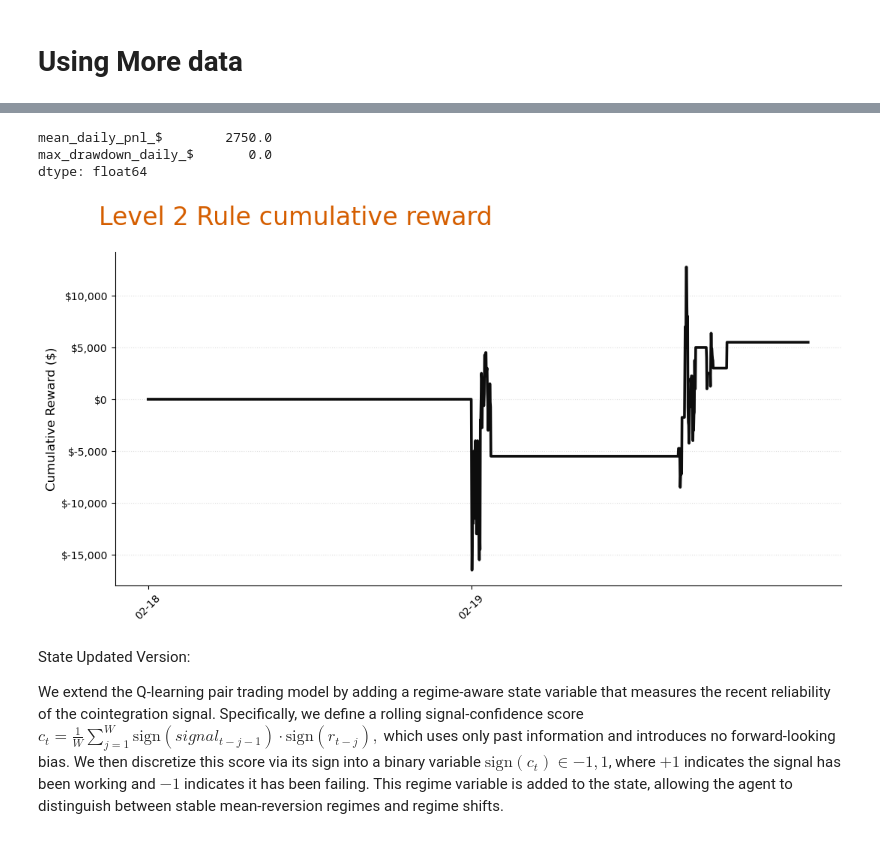
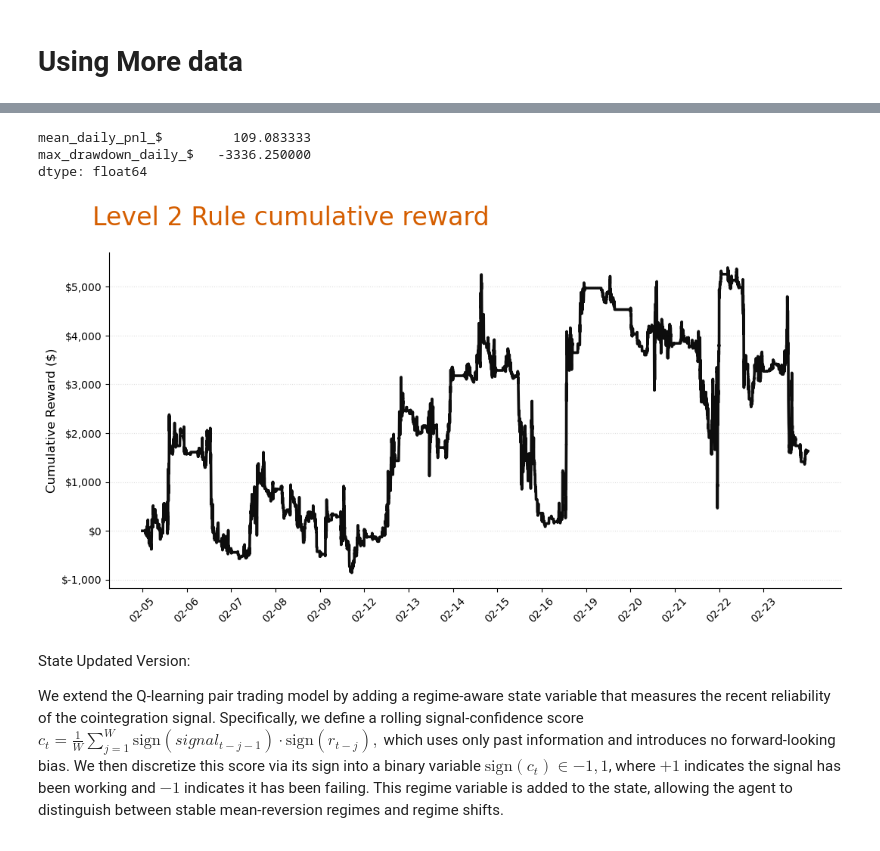
Before and after one commit to Cerinayao/RLHFT, a Jupyter notebook: notebooks/exploration.ipynb, the cells around one changed output, grey strips where cells are left out. Cells and saved outputs as stored; diff of their text form; code cells hidden in the pictures.

```diff
--- a/notebooks/exploration.ipynb
+++ b/notebooks/exploration.ipynb
@@ -672,7 +672,7 @@ def run_multiday_pipeline_concat(
     print("Using symbols:", sym_active)
 
     # ---- (2) pull midprices for ALL dates and concat ----
-    dates = pd.date_range(start_date, end_date, freq="D")
+    dates = pd.date_range(start_date, end_date, freq="B")
     dates_q = [d.strftime("%Y.%m.%d") for d in dates]
 
     all_days = []
@@ -1070,9 +1048,9 @@ df_state_all
 # %%
 sym_active, df_mid_all, df_state_all = run_multiday_pipeline_concat(
     db,
-    start_date="2024-02-17",
-    end_date="2024-02-19",
-    date_active="2024.02.19",
+    start_date="2024-02-05",
+    end_date="2024-02-23",
+    date_active="2024.02.05",
     insts=("ES", "NQ"),
 )
 
@@ -1092,18 +1068,28 @@ Dropped 20 signal rows with non-finite or implausible prices.
 # %%
 out_rule_2 = run_rule_2asset_discrete(
     df_2,
     col_a="ESH4",
     col_b="NQH4",
     mult_a=50.0,
     mult_b=20.0,
 )
+
+scale = 100.0  # raw prices are stored in x100 units
+
+out_rule_2["reward"] = out_rule_2["reward"] / scale
+out_rule_2["cum"] = out_rule_2["cum"] / scale
+out_rule_2["metrics"] = {
+    "mean_daily_pnl_$": mean_daily_pnl(out_rule_2["reward"]),
+    "max_drawdown_daily_$": max_daily_drawdown(out_rule_2["reward"]),
+}
+
 print(pd.Series(out_rule_2["metrics"]))
 plot_trading_time_cum(out_rule_2["cum"], "Level 2 Rule cumulative reward")
 # %% [output]
-mean_daily_pnl_$        2750.0
-max_drawdown_daily_$       0.0
+mean_daily_pnl_$         109.083333
+max_drawdown_daily_$   -3336.250000
 dtype: float64
-[figure, old version]
+[figure, new version]
 # %% [markdown]
 State Updated Version:
 
```
Also changed, not shown: parts of 13 cells of this notebook, 34 other files.
